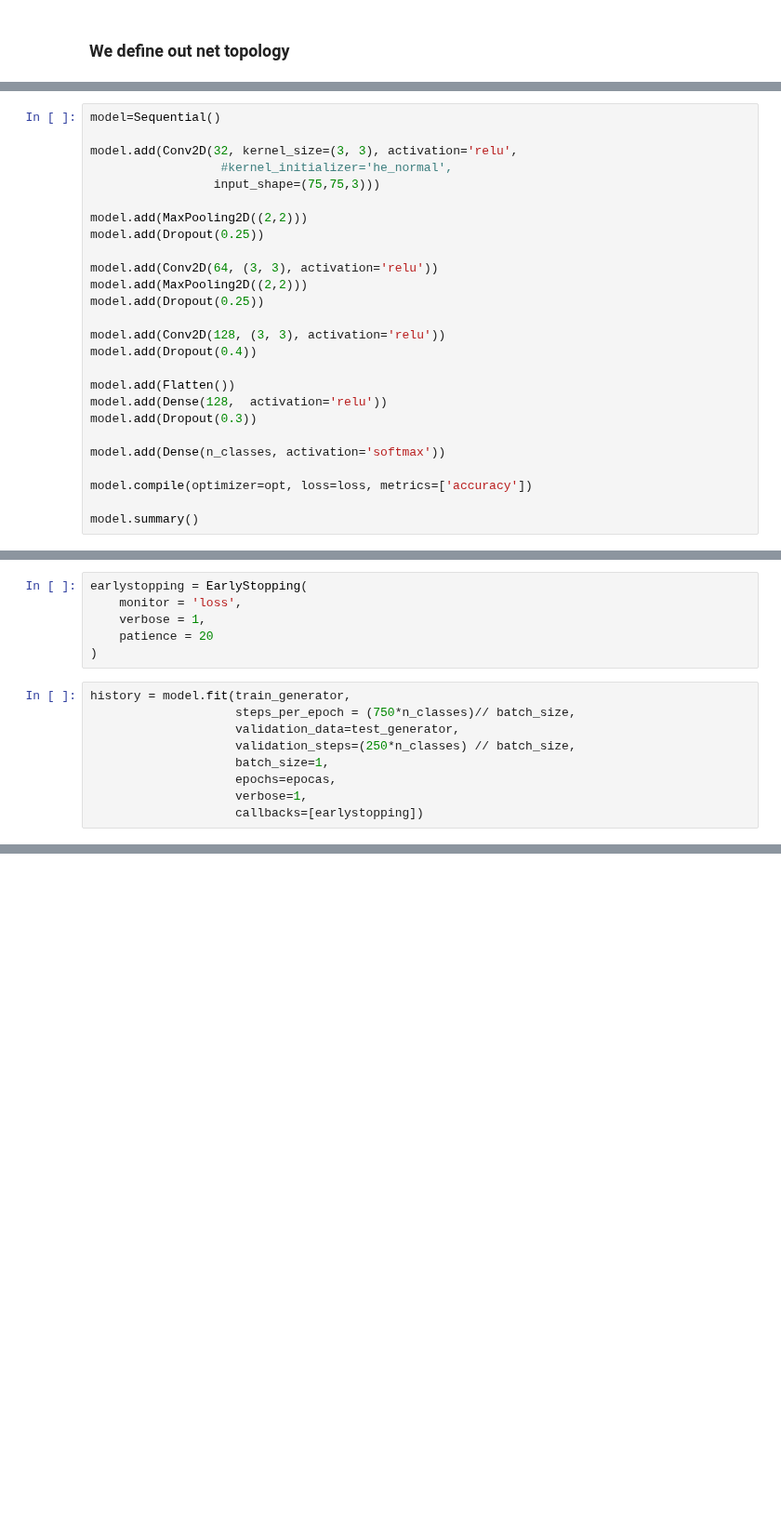
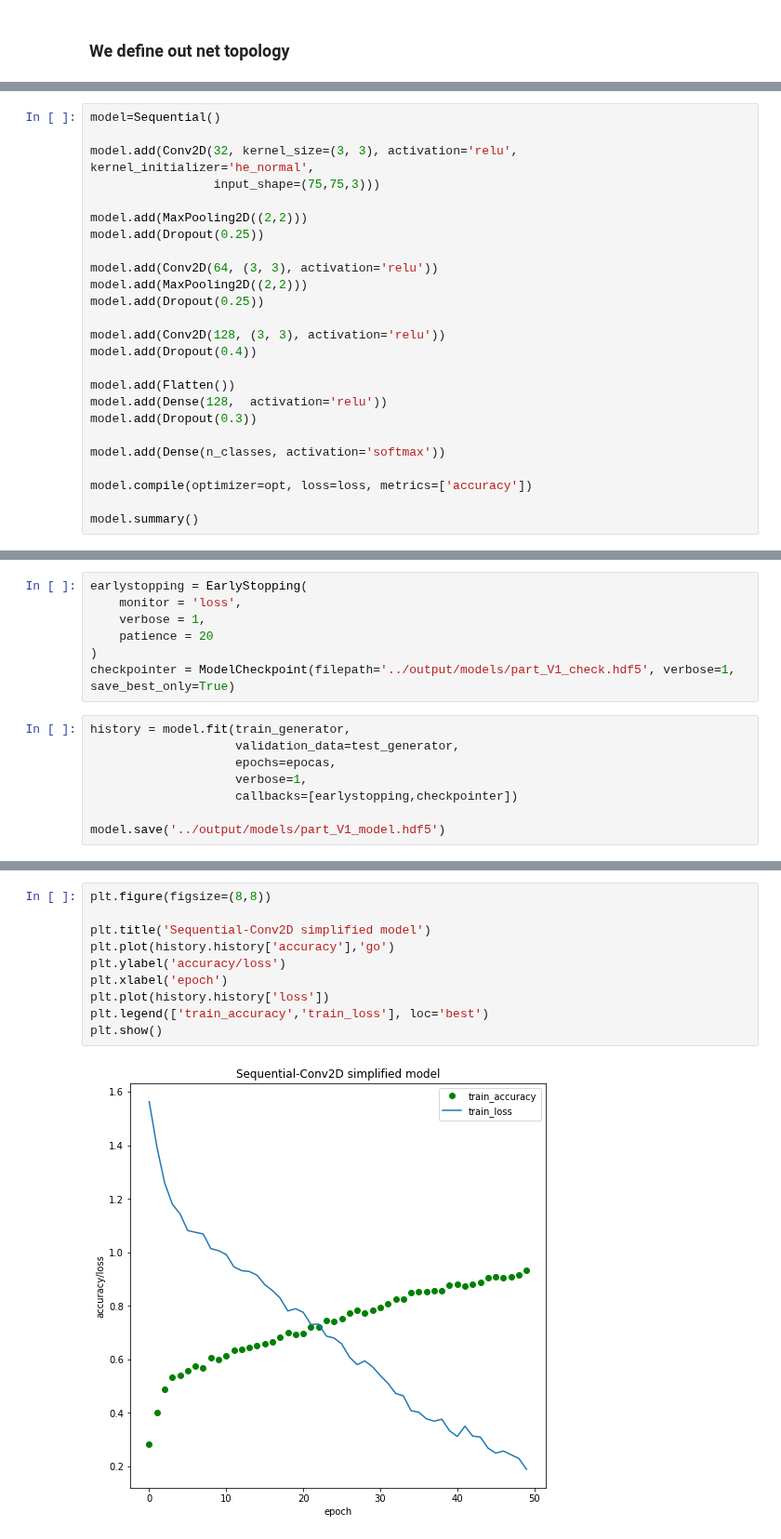
Before and after one commit to silviaherf/foodie_api, a Jupyter notebook: src/image_processing_partialV1_imgdata.ipynb, the cells around one changed output, grey strips where cells are left out. Shown at 93% size. Cells and saved outputs as stored; diff of their text form; blank space fills up the shorter version.

```diff
--- a/src/image_processing_partialV1_imgdata.ipynb
+++ b/src/image_processing_partialV1_imgdata.ipynb
@@ -207,8 +207,7 @@ optimizers=[Adam(),Adadelta(),SGD(learning_rate=1)]
 # %%
 model=Sequential()
 
-model.add(Conv2D(32, kernel_size=(3, 3), activation='relu',
-                  #kernel_initializer='he_normal',
+model.add(Conv2D(32, kernel_size=(3, 3), activation='relu', kernel_initializer='he_normal',
                  input_shape=(75,75,3)))
 
 model.add(MaxPooling2D((2,2)))
@@ -256,14 +256,14 @@ earlystopping = EarlyStopping(
     verbose = 1,
     patience = 20
 )
+checkpointer = ModelCheckpoint(filepath='../output/models/part_V1_check.hdf5', verbose=1, save_best_only=True)
 # %%
 history = model.fit(train_generator,
-                    steps_per_epoch = (750*n_classes)// batch_size,
                     validation_data=test_generator,
-                    validation_steps=(250*n_classes) // batch_size,
-                    batch_size=1,
                     epochs=epocas,
                     verbose=1,
-                    callbacks=[earlystopping])
+                    callbacks=[earlystopping,checkpointer])
+
+model.save('../output/models/part_V1_model.hdf5')
 # %% [output]
 Epoch 1/50
@@ -307,0 +288,12 @@ history.history
+# %%
+plt.figure(figsize=(8,8))
+
+plt.title('Sequential-Conv2D simplified model')
+plt.plot(history.history['accuracy'],'go')
+plt.ylabel('accuracy/loss')
+plt.xlabel('epoch')
+plt.plot(history.history['loss'])
+plt.legend(['train_accuracy','train_loss'], loc='best')
+plt.show()
+# %% [output]
+[figure, added]
```
Also changed, not shown: parts of 9 cells of this notebook.
